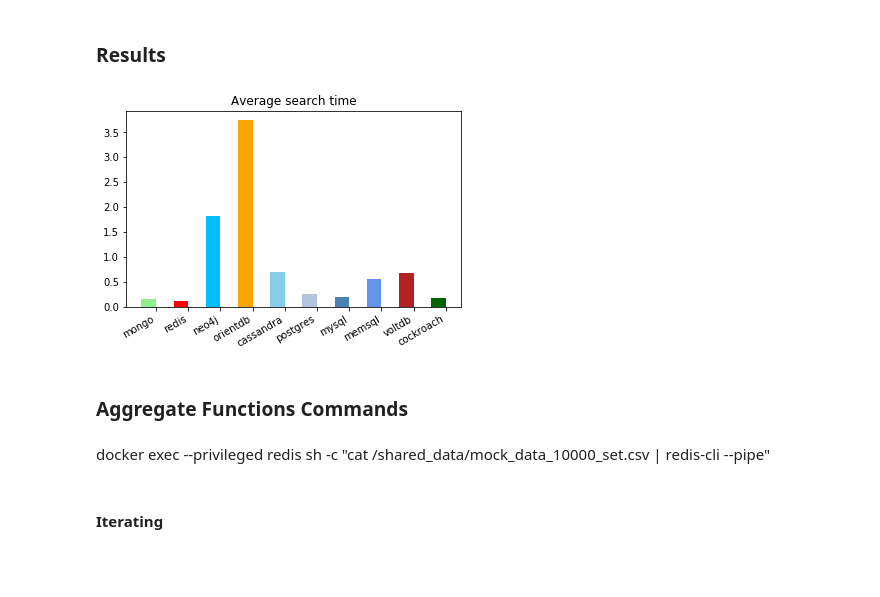
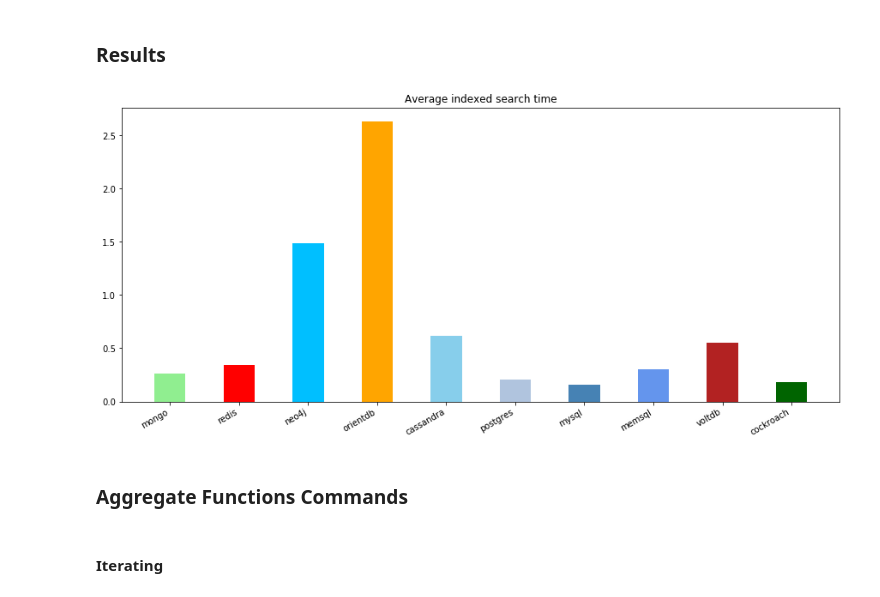
Before and after one commit to BigData-MielPops/Project2, a Jupyter notebook: python_commands_test.ipynb, the cells around one changed output. Drawn from its saved outputs; the diff is of its cells as text; code cells hidden in the pictures; blank space fills up the shorter version.

```diff
--- a/python_commands_test.ipynb
+++ b/python_commands_test.ipynb
@@ -25,12 +25,13 @@ from matplotlib import pyplot as plt
 
 def bar_plot(data, items, colours, title):
     fig = plt.figure()
+    fig.set_size_inches(15, 7)
 
     width = .45
     ind = np.arange(len(data))
 
     plt.bar(0.3+ind, data, width=width, color=colours)
-    plt.xticks(0.3+ind + width / 2, items)
+    plt.xticks(0.3+ind, items)
     plt.title(title)
 
     fig.autofmt_xdate()
@@ -172,7 +183,7 @@ data_import_commands = [
     [my_i.sql_import, "mock_data_10000_rows_utf8.csv"], #mysql
     [mem_i.sql_import, "mock_data_10000_rows_utf8.csv"], #memsql
     "cat /shared_scripts/import_voltdb.sql | sqlcmd && /opt/voltdb/bin/csvloader customers -f /shared_data/mock_data_10000_rows.csv",
-    ["./cockroach sql --insecure --execute='create database if not exists mock;'", "psql -p 26257 -h "+ coackroach_ip +" -d mock -U root < /shared_data/postgres_dump.sql"]
+    ["./cockroach sql --insecure --execute='create database if not exists mock;'", "psql -p 26257 -h {{cockroach_ip}} -d mock -U root < /shared_data/postgres_dump.sql"]
 ]
 # %% [markdown]
 #### Iterating
@@ -208,9 +219,9 @@ bar_plot(import_times_avg, containers, colours, "Average bulk import time")
 ### Helper functions, modified from the previous ones
 And also dependant from them.
 # %%
-def exec_and_time2(container, command, verbose=True, save_mem=False):
+def exec_and_time2(container, command, verbose=True, save_mem=False, long_output=False):
     start = time.time()
-    if container == "cassandra":
+    if container == "cassandra" or long_output:
         _ = run_command2(command, verbose, save_mem)
     else:
         _ = run_command(command, verbose, save_mem)
@@ -291,15 +324,15 @@ bar_plot(unindexed_read_times_avg, containers, colours, "Average search time")
 # %%
 indexed_read_commands = [
     r"""docker exec --privileged mongo mongo testing_db --eval "db.customers.find({Id:{{id}}}).pretty().shellPrint()" """,
-    r"""docker exec --privileged redis sh -c "echo GET 0 | redis-cli" """,
-    r"""docker exec --privileged neo4j sh -c "echo \"MATCH (n) WHERE ID(n) = 1 RETURN n;\" | /var/lib/neo4j/bin/cypher-shell" """,
-    r"""docker exec --privileged orientdb /orientdb/bin/console.sh "connect plocal:/temp/databases/mock admin admin; select from Customer where Id = 1" """,
-    r"""docker exec --privileged cassandra cqlsh -k mock_keyspace -e "select * from customers where id = 1 allow filtering;" """,
-    r"""docker exec --privileged postgres sh -c "echo \"SELECT * FROM customers where id = 1\" | psql -U postgres mock" """, #postgres
-    r"""docker exec --privileged mysql mysql -u root --password=password --database mock -e "SELECT * FROM customers where id = 1" """,
-    r"""docker exec --privileged memsql memsql-shell --database mock -e "SELECT * FROM customers where id = 1" """,
-    r"""docker exec --privileged voltdb sh -c "echo \"SELECT * FROM customers where id = 1\" | sqlcmd"  """,
-    r"""docker exec --privileged cockroach ./cockroach sql --insecure --execute="SET DATABASE = mock; SELECT * FROM customers where id = 1;" """
+    r"""docker exec --privileged redis sh -c "echo GET {{id}}} | redis-cli" """,
+    r"""docker exec --privileged neo4j sh -c "echo \"MATCH (n) WHERE ID(n) = {{id}}} RETURN n;\" | /var/lib/neo4j/bin/cypher-shell" """,
+    r"""docker exec --privileged orientdb /orientdb/bin/console.sh "connect plocal:/temp/databases/mock admin admin; select from Customer where Id = {{id}}}" """,
+    r"""docker exec --privileged cassandra cqlsh -k mock_keyspace -e "select * from customers where id = {{id}}} allow filtering;" """,
+    r"""docker exec --privileged postgres sh -c "echo \"SELECT * FROM customers where id = {{id}}}\" | psql -U postgres mock" """, #postgres
+    r"""docker exec --privileged mysql mysql -u root --password=password --database mock -e "SELECT * FROM customers where id = {{id}}}" """,
+    r"""docker exec --privileged memsql memsql-shell --database mock -e "SELECT * FROM customers where id = {{id}}}" """,
+    r"""docker exec --privileged voltdb sh -c "echo \"SELECT * FROM customers where id = {{id}}}\" | sqlcmd"  """,
+    r"""docker exec --privileged cockroach ./cockroach sql --insecure --execute="SET DATABASE = mock; SELECT * FROM customers where id = {{id}}};" """
 ]
 # %% [markdown]
 #### Iterating
@@ -326,13 +359,11 @@ cockroach: 0.16100859642028809
 # %% [markdown]
 ### Results
 # %%
-bar_plot(indexed_read_times_avg, containers, colours, "Average search time")
+bar_plot(indexed_read_times_avg, containers, colours, "Average indexed search time")
 # %% [output]
-[figure, old version]
+[figure, new version]
 # %% [markdown]
 ### Aggregate Functions Commands
-# %% [markdown]
-docker exec --privileged redis sh -c "cat /shared_data/mock_data_10000_set.csv | redis-cli --pipe"
 # %%
 aggregate_read_commands = [
     r"""docker exec --privileged mongo mongo testing_db --eval 'db.customers.aggregate(    [      { $group: { "_id": "$first_name", "avg": { $avg: "$income" } } }    ] ).pretty().shellPrint();' """,
```
Also changed, not shown: parts of 26 cells of this notebook.
